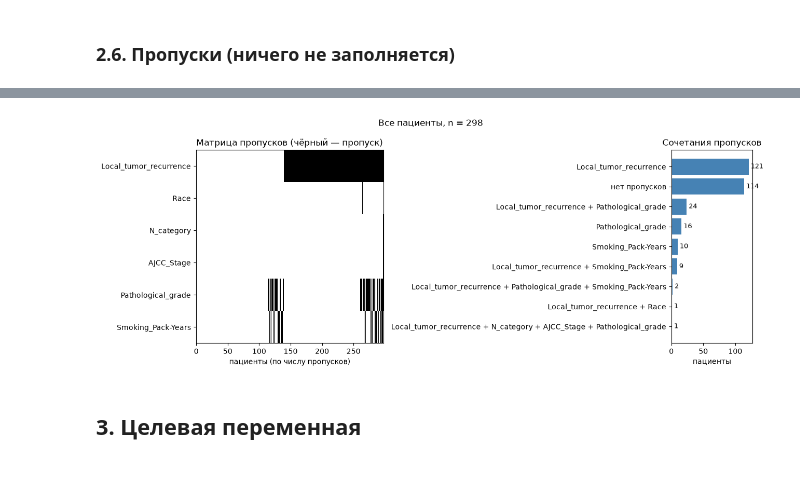
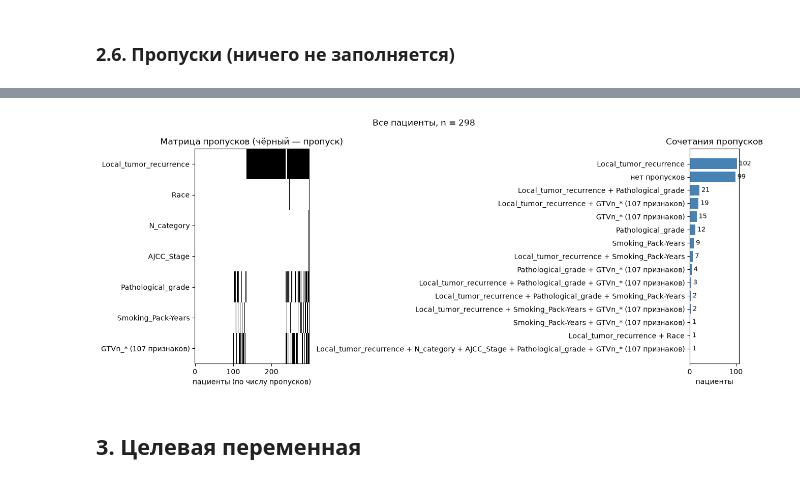
Before and after one commit to a1pha-dev/SS-Computationaloncology, a Jupyter notebook: w4/practice.ipynb, the cells around one changed output, grey strips where cells are left out. Cells and saved outputs as stored; diff of their text form; code cells hidden in the pictures.

```diff
--- a/w4/practice.ipynb
+++ b/w4/practice.ipynb
@@ -29,9 +29,11 @@ raw = pd.read_csv(SRC_CSV, dtype=str, keep_default_na=False)   # как текс
 src = pd.read_csv(SRC_CSV)
 
 ID, TARGET_SRC = "Patient_ID", "Local_tumor_recurrence"
-radiomic_cols = [c for c in src.columns if c.startswith("GTVp_")]
-clinical_cols = [c for c in src.columns if c not in radiomic_cols]
+gtvp_cols = [c for c in src.columns if c.startswith("GTVp_")]
+gtvn_cols = [c for c in src.columns if c.startswith("GTVn_") and c != "GTVn_n_nodes"]
+radiomic_cols = gtvp_cols + gtvn_cols
+clinical_cols = [c for c in src.columns if c not in radiomic_cols and c != "GTVn_n_nodes"]
 
 print(f"{len(src)} пациентов (уникальных {ID}: {src[ID].nunique()}) × {src.shape[1]} столбцов: "
-      f"{len(clinical_cols)} клинических/служебных + {len(radiomic_cols)} радиомических")
+      f"{len(clinical_cols)} клинических/служебных + {len(gtvp_cols)} GTVp + {len(gtvn_cols)} GTVn + GTVn_n_nodes")
 # %% [output]
@@ -219,0 +220,19 @@ print(f"Пропусков в радиомических признаках: {in
+# %%
+GTVN_ALL = f"GTVn_* ({len(gtvn_cols)} признаков)"
+
+def collapse_gtvn(frame):
+    """Признаки GTVn пропущены у одних и тех же пациентов, поэтому показываются одним столбцом."""
+    cols = [c for c in frame.columns if c not in gtvn_cols]
+    out = frame[cols].copy()
+    out[GTVN_ALL] = frame[gtvn_cols].isna().all(axis=1).map({True: np.nan, False: 0.0})
+    return out
+
+def missing_table(frame):
+    m = pd.DataFrame({"пропусков": frame.isna().sum(), "%": (frame.isna().mean() * 100).round(1)})
+    return m[m["пропусков"] > 0].sort_values("пропусков", ascending=False)
+
+display(missing_table(collapse_gtvn(df)))
+same = df[gtvn_cols].isna().nunique(axis=1).eq(1).all()
+print(f"Пропуски GTVn у одних и тех же пациентов во всех {len(gtvn_cols)} признаках: {same}; "
+      f"это пациенты с GTVn_n_nodes = 0: {df[gtvn_cols[0]].isna().equals(df.GTVn_n_nodes == 0)}; "
+      f"в GTVp пропусков: {int(df[gtvp_cols].isna().sum().sum())}")
@@ -220,26 +249,26 @@ print(f"Пропусков в радиомических признаках: {in
 # %%
 def plot_missing(frame, title):
     cols = frame.columns[frame.isna().any()]
     m = frame[cols].isna()
     order = m.sum(axis=1).sort_values(kind="stable").index
     fig, (ax1, ax2) = plt.subplots(1, 2, figsize=(13, 0.5 * len(cols) + 2), gridspec_kw={"width_ratios": [3, 1.3]})
     ax1.imshow(m.loc[order].T.to_numpy(), aspect="auto", cmap="Greys", interpolation="nearest")
     ax1.set_yticks(range(len(cols)), cols)
     ax1.set_xlabel("пациенты (по числу пропусков)")
     ax1.set_title("Матрица пропусков (чёрный — пропуск)")
     combos = m.apply(lambda r: " + ".join(c for c, v in r.items() if v) or "нет пропусков", axis=1).value_counts()
     ax2.barh(combos.index[::-1], combos.values[::-1], color="steelblue")
     for y, v in enumerate(combos.values[::-1]):
         ax2.text(v, y, f" {v}", va="center", fontsize=9)
     ax2.set_title("Сочетания пропусков")
     ax2.set_xlabel("пациенты")
     fig.suptitle(title)
     fig.tight_layout()
     plt.show()
 
-plot_missing(df[clinical_cols + ["Dose_per_fraction"]], f"Все пациенты, n = {len(df)}")
+plot_missing(collapse_gtvn(df[clinical_cols + ["Dose_per_fraction"] + gtvn_cols]), f"Все пациенты, n = {len(df)}")
 # %% [output]
-[figure, old version]
+[figure, new version]
 # %% [markdown]
 ## 3. Целевая переменная
 # %%
```
Also changed, not shown: parts of 13 cells of this notebook, 5 other files.
